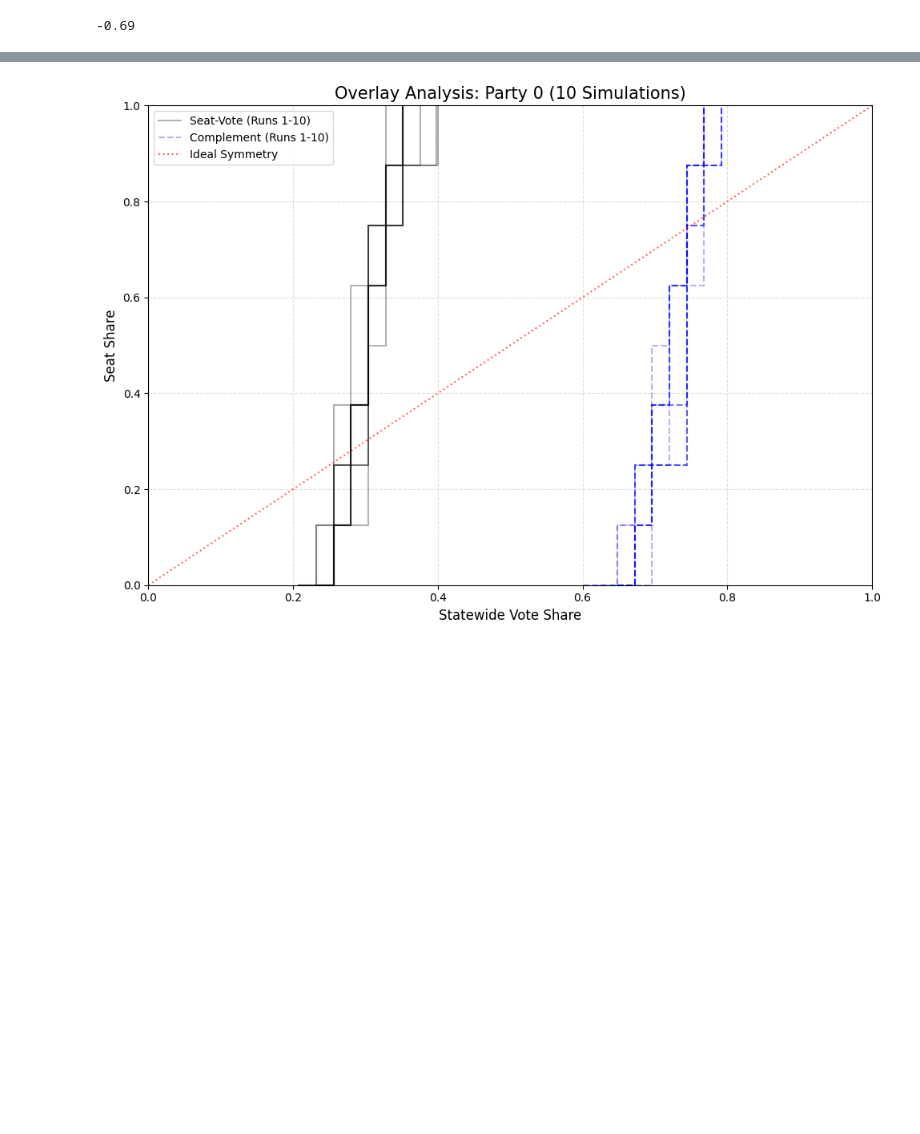
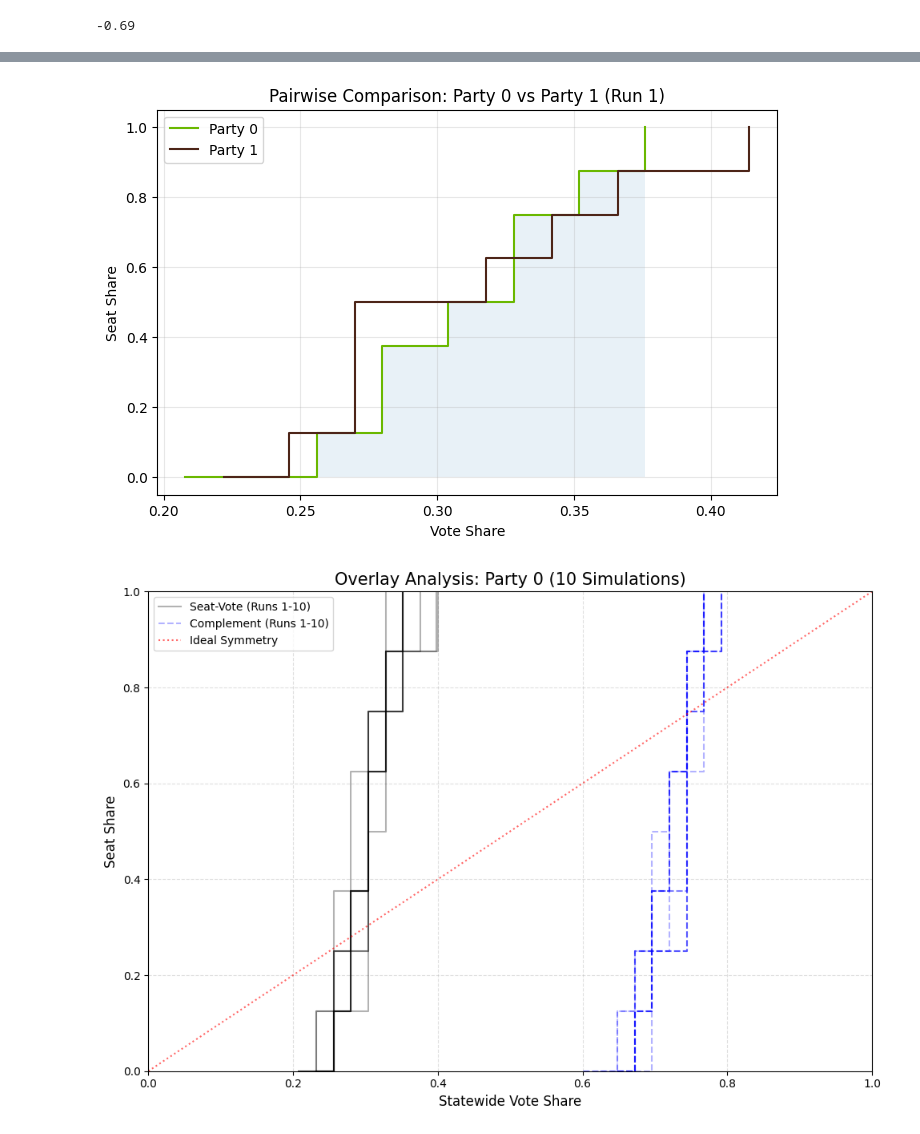
Before and after one commit to CarlLienert/SeniorCapstone, a Jupyter notebook: sim_6000NEW.ipynb, the cells around one changed output, grey strips where cells are left out. Drawn from its saved outputs; the diff is of its cells as text; code cells hidden in the pictures; blank space fills up the shorter version.

```diff
--- a/sim_6000NEW.ipynb
+++ b/sim_6000NEW.ipynb
@@ -581,3 +656,27 @@ Area Difference (Bias): 0.40599999999999997
+# %%
+def plot_pairwise_comparison(run_idx, party_a, party_b):
+    curve_a = all_step_curves[run_idx][party_a]
+    curve_b = all_step_curves[run_idx][party_b]
+
+    xa, ya = zip(*curve_a)
+    xb, yb = zip(*curve_b)
+
+    plt.figure(figsize=(8, 5))
+    plt.step(xa, np.array(ya)/NUM_DISTRICTS, where='post', label=party_a, color=PARTY_COLORS[party_a])
+    plt.step(xb, np.array(yb)/NUM_DISTRICTS, where='post', label=party_b, color=PARTY_COLORS[party_b])
+
+    plt.fill_between(xa, np.array(ya)/NUM_DISTRICTS, step="post", alpha=0.1) # Optional shading
+    plt.title(f"Pairwise Comparison: {party_a} vs {party_b} (Run {run_idx+1})")
+    plt.xlabel("Vote Share")
+    plt.ylabel("Seat Share")
+    plt.legend()
+    plt.grid(True, alpha=0.3)
+    plt.show()
+
+# Example: Plotting first run for the first pair
+plot_pairwise_comparison(0, party_pairs[0][0], party_pairs[0][1])
+# %% [output]
+[figure, added]
 # %%
 def plot_party_overlays(all_step_curves, PARTY_IDS, num_runs_to_plot=5):
     """
```
Also changed, not shown: parts of 8 cells of this notebook.
